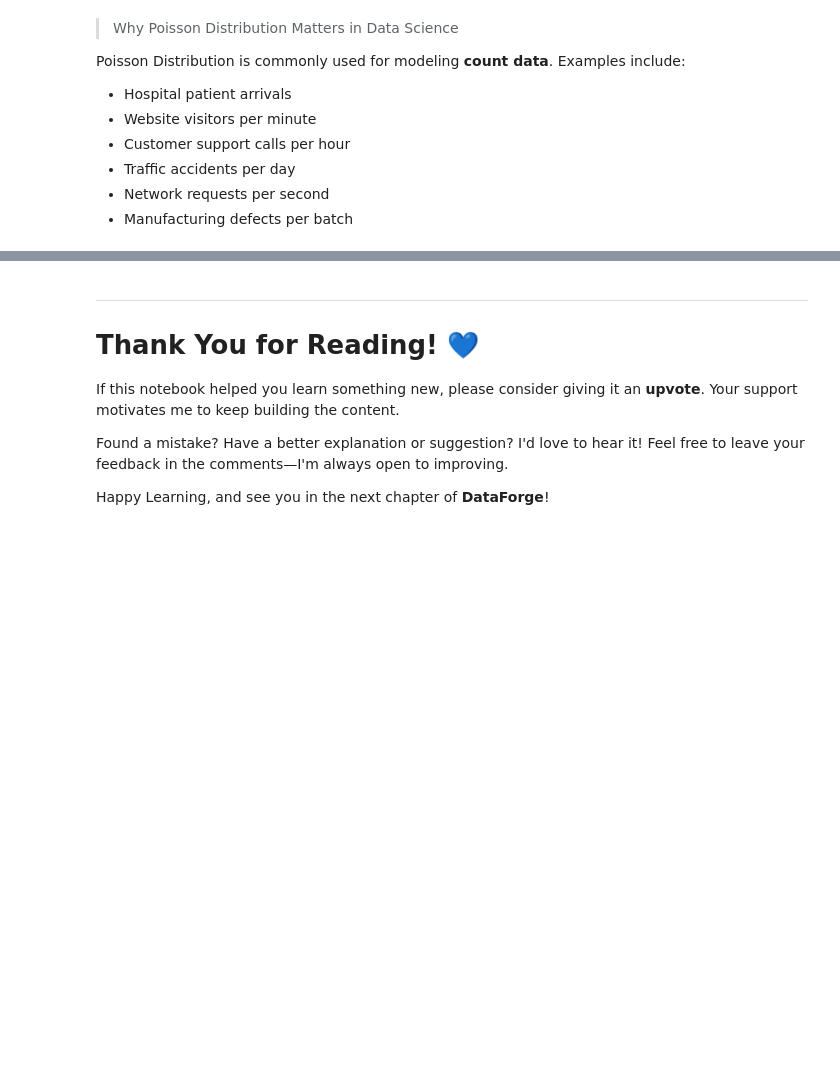
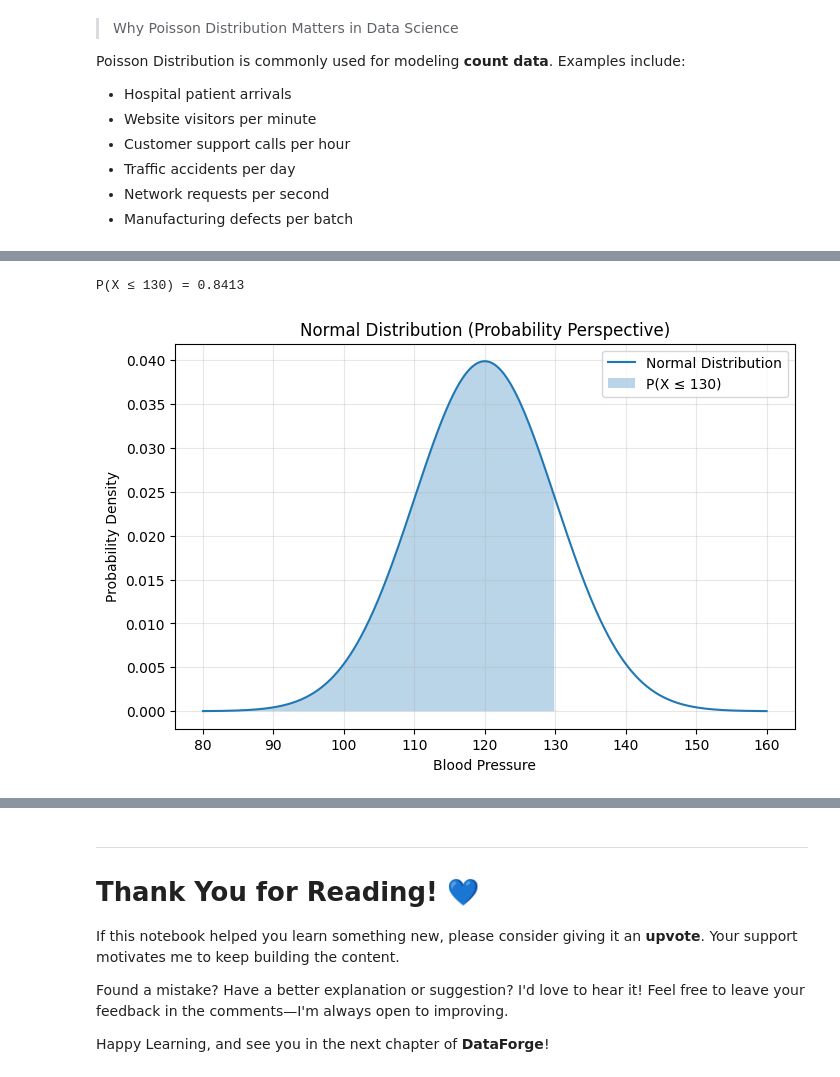
Before and after one commit to satyam2006-cmd/DataForge, a Jupyter notebook: statswithpy/statslearnings.ipynb, the cells around one changed output, grey strips where cells are left out. Drawn from its saved outputs; the diff is of its cells as text; code cells hidden in the pictures; blank space fills up the shorter version.

Commit message:
Day 19 : Normal distribution (Probability Perspective)

```diff
--- a/statswithpy/statslearnings.ipynb
+++ b/statswithpy/statslearnings.ipynb
@@ -2875,0 +2924,34 @@ In the Upcoming Next part, we will explore about **Normal Distribution (Probabil
+# %%
+from scipy.stats import norm
+# Defined the Distribution
+mean = 120
+std = 10
+# %%
+# Calculate the Probability
+probability = norm.cdf(130, loc=mean, scale=std)
+print(f"P(X ≤ 130) = {probability:.4f}")
+# %% [output]
+P(X ≤ 130) = 0.8413
+# %%
+# Generate the Bell Curve
+x = np.linspace(80, 160, 500)
+y = norm.pdf(x, loc=mean, scale=std)
+# %%
+# Visualize the Normal Distribution
+plt.figure(figsize=(8,5))
+plt.plot(x, y, label="Normal Distribution")
+plt.fill_between(
+    x,
+    y,
+    where=(x <= 130),
+    alpha=0.3,
+    label="P(X ≤ 130)"
+)
+plt.title("Normal Distribution (Probability Perspective)")
+plt.xlabel("Blood Pressure")
+plt.ylabel("Probability Density")
+plt.grid(alpha=0.3)
+plt.legend()
+plt.show()
+# %% [output]
+[figure, added]
```
Also changed, not shown: parts of 9 cells of this notebook.
